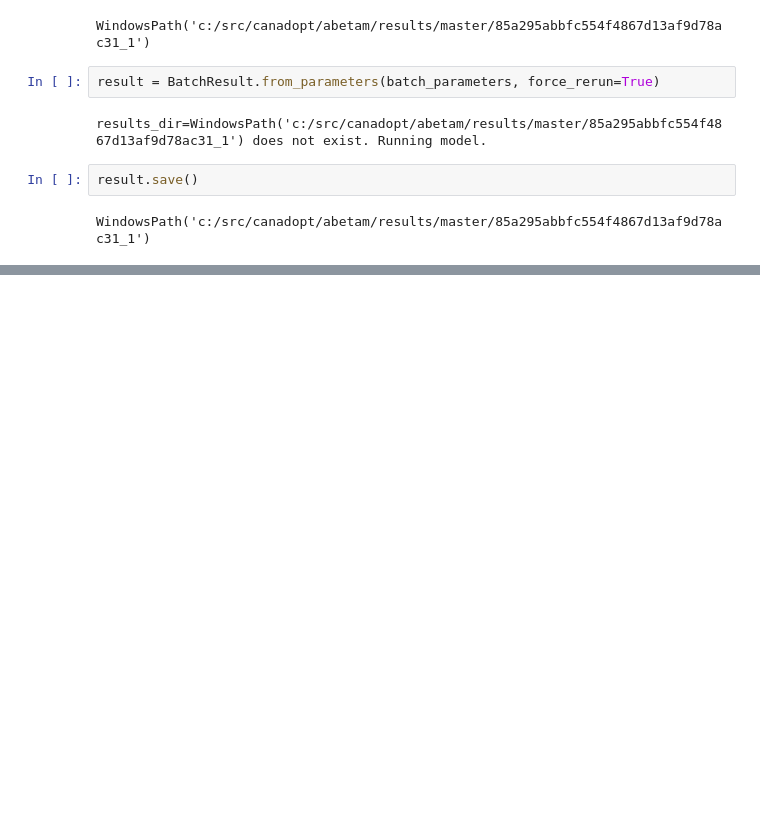
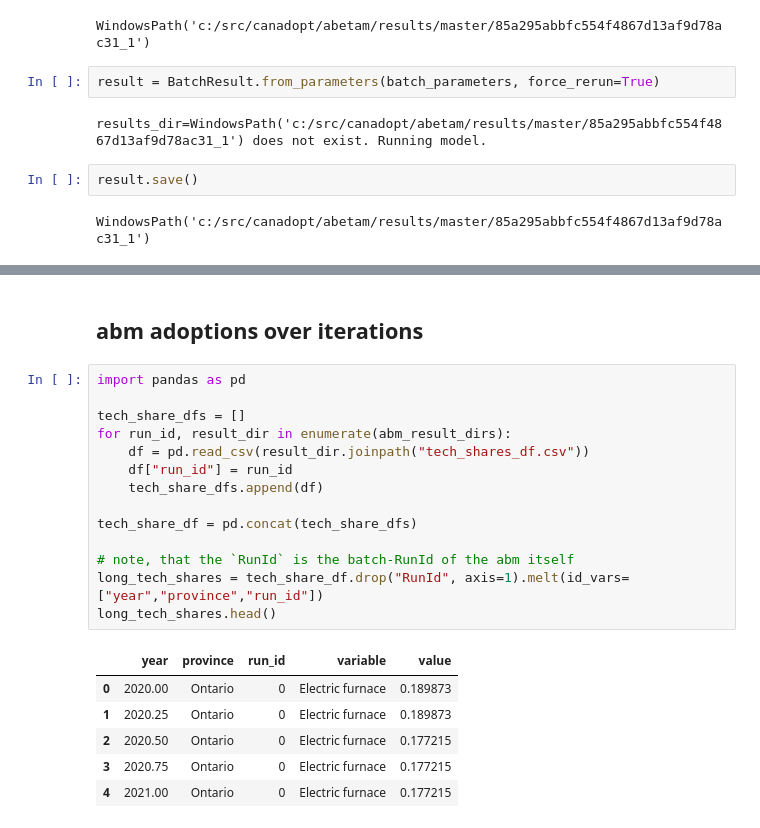
Before and after one commit to david-huck/canadopt, a Jupyter notebook: sandbox.ipynb, the cells around one changed output, grey strips where cells are left out. Drawn from its saved outputs; the diff is of its cells as text; blank space fills up the shorter version.

```diff
--- a/sandbox.ipynb
+++ b/sandbox.ipynb
@@ -136,0 +137,23 @@ WindowsPath('c:/src/canadopt/abetam/results/master/85a295abbfc554f4867d13af9d78a
+# %% [markdown]
+## abm adoptions over iterations
+# %%
+import pandas as pd
+
+tech_share_dfs = []
+for run_id, result_dir in enumerate(abm_result_dirs):
+    df = pd.read_csv(result_dir.joinpath("tech_shares_df.csv"))
+    df["run_id"] = run_id
+    tech_share_dfs.append(df)
+
+tech_share_df = pd.concat(tech_share_dfs)
+
+# note, that the `RunId` is the batch-RunId of the abm itself
+long_tech_shares = tech_share_df.drop("RunId", axis=1).melt(id_vars=["year","province","run_id"])
+long_tech_shares.head()
+# %% [output]
+|  | year | province | run_id | variable | value |
+| 0 | 2020.00 | Ontario | 0 | Electric furnace | 0.189873 |
+| 1 | 2020.25 | Ontario | 0 | Electric furnace | 0.189873 |
+| 2 | 2020.50 | Ontario | 0 | Electric furnace | 0.177215 |
+| 3 | 2020.75 | Ontario | 0 | Electric furnace | 0.177215 |
+| 4 | 2021.00 | Ontario | 0 | Electric furnace | 0.177215 |
```
Also changed, not shown: parts of 14 cells of this notebook, 1 other file.
